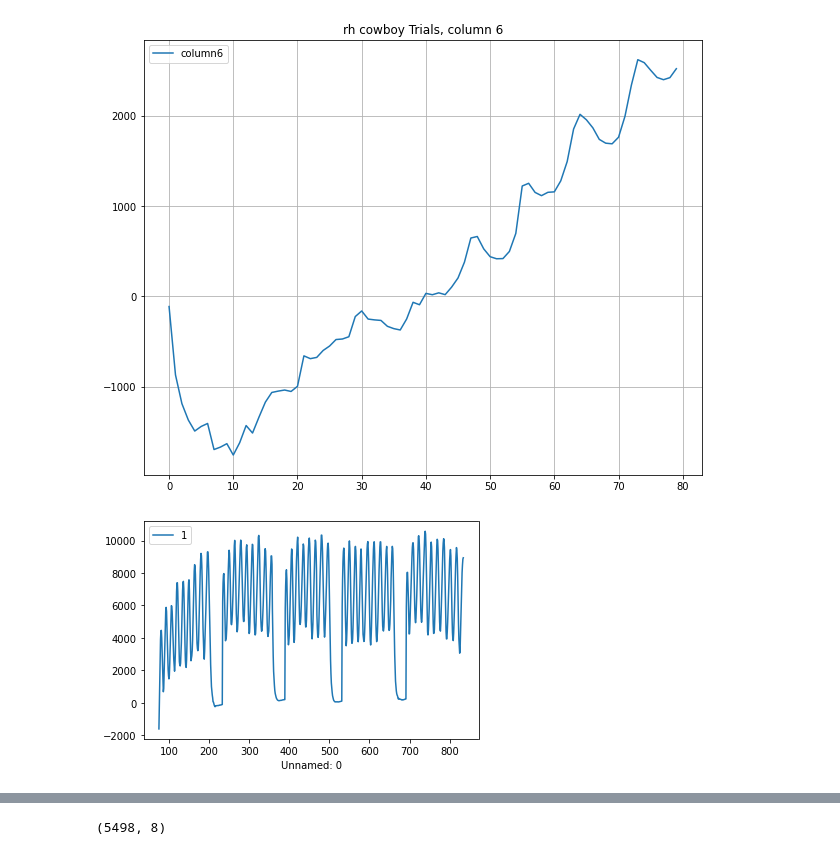
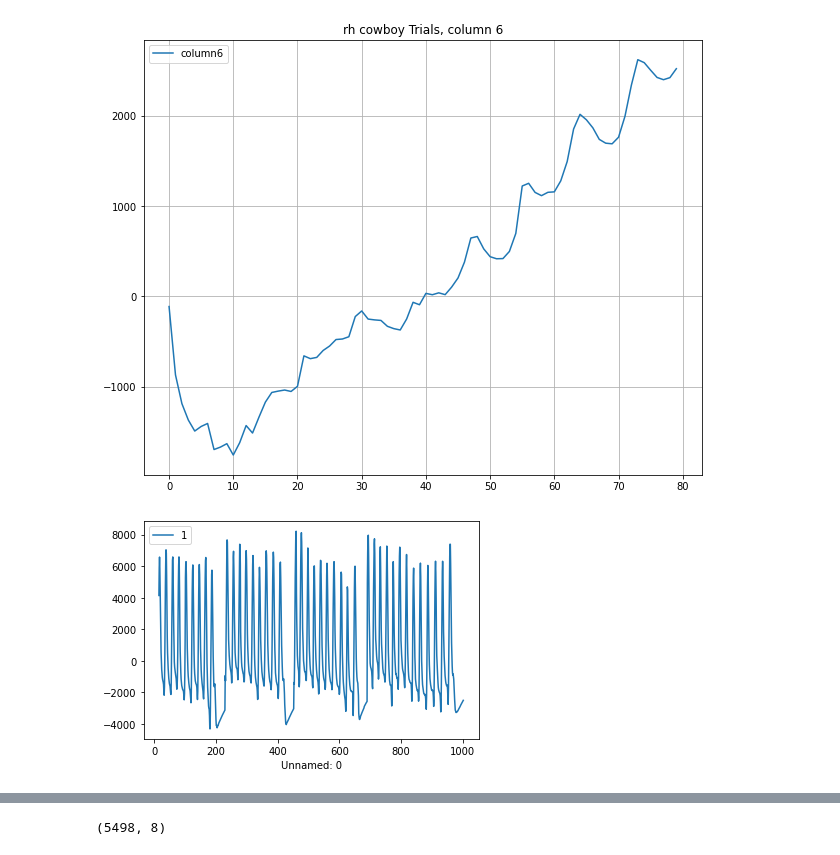
Before and after one commit to CG4002-AY2122S1-B02/CG4002_Capstone, a Jupyter notebook: ML/boing_week_13.ipynb, the cells around one changed output, grey strips where cells are left out. Saved outputs shown, nothing was run; the diff lists cells and outputs as text; code cells hidden in the pictures.

Commit message:
checkpoint: used all new data, model 3

```diff
--- a/ML/boing_week_13.ipynb
+++ b/ML/boing_week_13.ipynb
@@ -119,13 +120,14 @@ for column in column_l:
 [figure]
 # %%
 #cowboy, jamesbond, dab, mermaid,pushback, scarescrow
-p1 = pd.read_csv('real_data/w13/zw_ultraman.csv',index_col = False)
-# p1 = p1[(p1['Unnamed: 0'] >= 549) & (p1['Unnamed: 0'] >= 1786)]
-p1 = p1[p1['0'] != 0]
+p1 = pd.read_csv('real_data/rh_d2/rh4_scarecrow.csv',index_col = False)
+p1 = p1[(p1['Unnamed: 0'] >= 15) & (p1['Unnamed: 0'] <= 1002)]
+# p1 = p1[p1['0'] == 5]
+# p1 = p1[p1['Unnamed: 0'] >= 15]
 p1.plot(x='Unnamed: 0',y=['1'])
-#p1.to_csv('real_data/w13/rh_3_window360.csv',index = False)
+p1.to_csv('real_data/w13/rh_5_scarecrow.csv',index = False)
 # %% [output]
-[figure, old version]
+[figure, new version]
 # %%
 #df=(df-df.mean())/df.std()
 move = 'mermaid'
```
Also changed, not shown: parts of 2 cells of this notebook, 26 other files.
